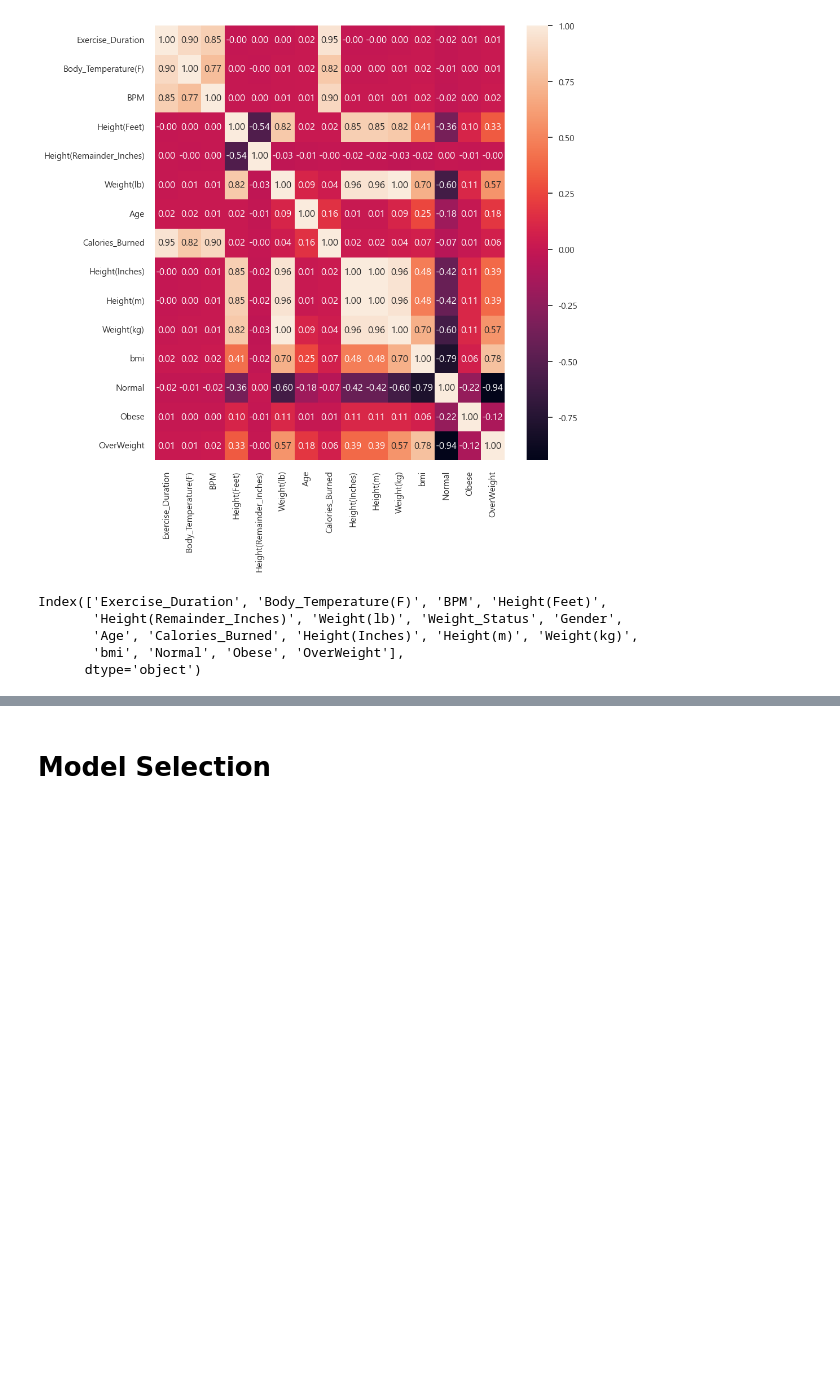
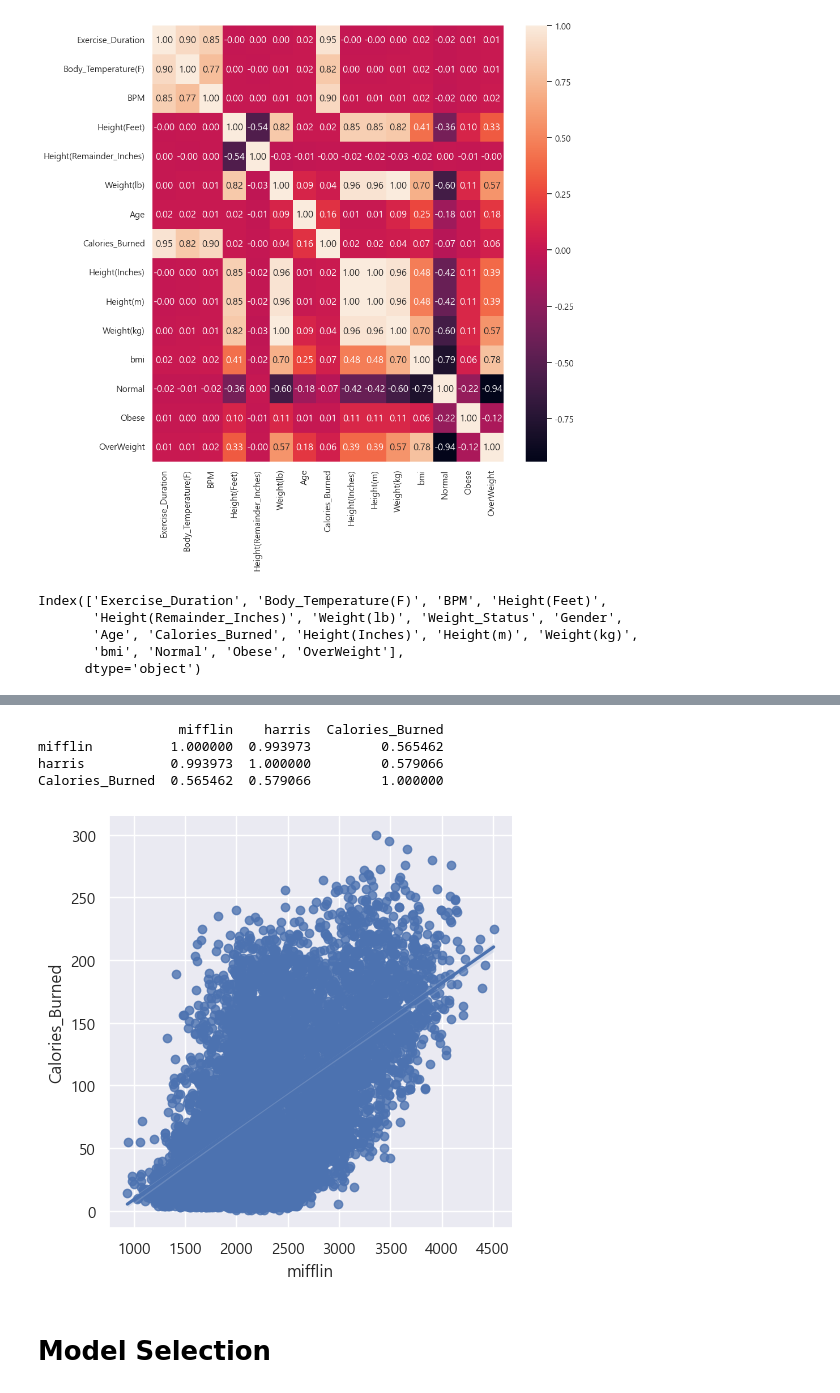
Before and after one commit to ar-kim2/DataScience_Competition, a Jupyter notebook: CAL_CONSUM/EDA_Model_train.ipynb, the cells around one changed output, grey strips where cells are left out. Saved outputs shown, nothing was run; the diff lists cells and outputs as text; code cells hidden in the pictures; blank space fills up the shorter version.

```diff
--- a/CAL_CONSUM/EDA_Model_train.ipynb
+++ b/CAL_CONSUM/EDA_Model_train.ipynb
@@ -172,3 +239,44 @@ test['Gender'] = test['Gender'].replace(['F','M'], [0, 1])
+# %%
+# 미핀 세인트 젤(Mifflin St. Jeor) 방정식
+# 남자: (10 X 체중 kg) + (6.25 X 키 cm) - (5 X 나이) + 5
+# 여자: (10 X 체중 kg) + (6.25 X 키 cm) - (5 X 나이) - 161
+
+train['mifflin'] = np.where(train['Gender']==0, (10*train['Weight(kg)']) + (625 * train['Height(m)'])-(5*train['Age'])-161
+                           , (10*train['Weight(kg)']) + (625 * train['Height(m)'])-(5*train['Age'])+5)
+test['mifflin'] = np.where(test['Gender']==0, (10*test['Weight(kg)']) + (625 * test['Height(m)'])-(5*test['Age'])-161
+                           , (10*test['Weight(kg)']) + (625 * test['Height(m)'])-(5*test['Age'])+5)
+# %%
+exidx = train[train['Exercise_gubun']==0].index
+train.loc[exidx, 'mifflin'] = train.loc[exidx, 'mifflin']*1.2
+exidx = train[train['Exercise_gubun']==1].index
+train.loc[exidx, 'mifflin'] = train.loc[exidx, 'mifflin']*1.375
+exidx = train[train['Exercise_gubun']==2].index
+train.loc[exidx, 'mifflin'] = train.loc[exidx, 'mifflin']*1.55
+exidx = train[train['Exercise_gubun']==3].index
+train.loc[exidx, 'mifflin'] = train.loc[exidx, 'mifflin']*1.725
+exidx = train[train['Exercise_gubun']==4].index
+train.loc[exidx, 'mifflin'] = train.loc[exidx, 'mifflin']*1.9
+
+exidx = test[test['Exercise_gubun']==0].index
+test.loc[exidx, 'mifflin'] = test.loc[exidx, 'mifflin']*1.2
+exidx = test[test['Exercise_gubun']==1].index
+test.loc[exidx, 'mifflin'] = test.loc[exidx, 'mifflin']*1.375
+exidx = test[test['Exercise_gubun']==2].index
+test.loc[exidx, 'mifflin'] = test.loc[exidx, 'mifflin']*1.55
+exidx = test[test['Exercise_gubun']==3].index
+test.loc[exidx, 'mifflin'] = test.loc[exidx, 'mifflin']*1.725
+exidx = test[test['Exercise_gubun']==4].index
+test.loc[exidx, 'mifflin'] = test.loc[exidx, 'mifflin']*1.9
+# %%
+print(train[['mifflin','harris','Calories_Burned']].corr())
+sns.lmplot(train, x = 'mifflin', y='Calories_Burned')
+plt.show()
+# %% [output]
+                  mifflin    harris  Calories_Burned
+mifflin          1.000000  0.993973         0.565462
+harris           0.993973  1.000000         0.579066
+Calories_Burned  0.565462  0.579066         1.000000
+[figure, added]
 # %% [markdown]
 # Model Selection
 # %%
```
Also changed, not shown: parts of 15 cells of this notebook.
